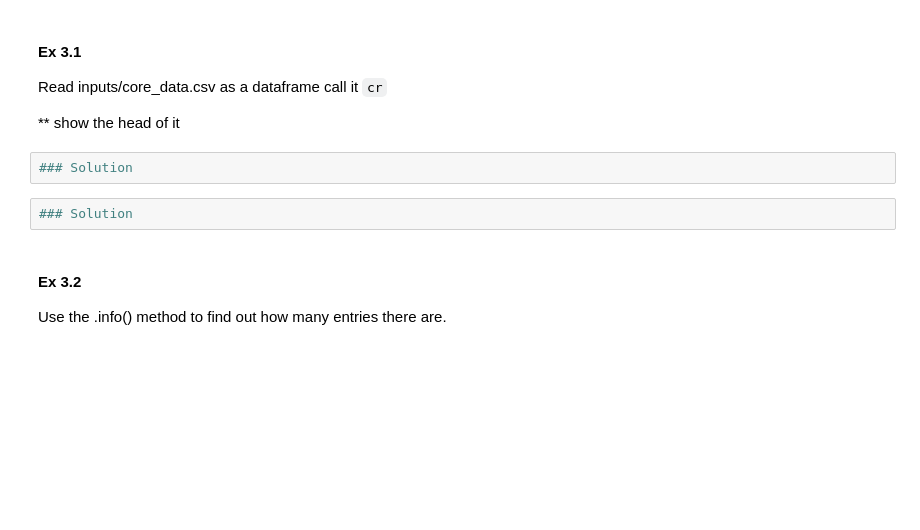
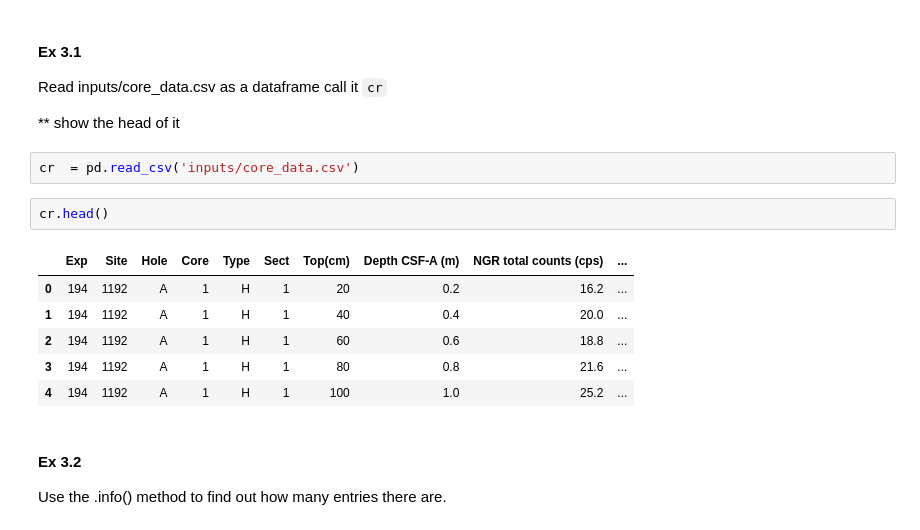
Before and after one commit to ColinWho/forsync, a Jupyter notebook: lectures/lecture02/Lecture02-Exercise.ipynb, the cells around one changed output. Saved outputs shown, nothing was run; the diff lists cells and outputs as text; blank space fills up the shorter version.

```diff
--- a/lectures/lecture02/Lecture02-Exercise.ipynb
+++ b/lectures/lecture02/Lecture02-Exercise.ipynb
@@ -176,9 +259,16 @@ animals
 
  ** show the head of it
 # %%
-### Solution
+cr  = pd.read_csv('inputs/core_data.csv')
-# %%
-### Solution
+# %%
+cr.head()
+# %% [output]
+|  | Exp | Site | Hole | Core | Type | Sect | Top(cm) | Depth CSF-A (m) | NGR total counts (cps) | ... |
+| 0 | 194 | 1192 | A | 1 | H | 1 | 20 | 0.2 | 16.2 | ... |
+| 1 | 194 | 1192 | A | 1 | H | 1 | 40 | 0.4 | 20.0 | ... |
+| 2 | 194 | 1192 | A | 1 | H | 1 | 60 | 0.6 | 18.8 | ... |
+| 3 | 194 | 1192 | A | 1 | H | 1 | 80 | 0.8 | 21.6 | ... |
+| 4 | 194 | 1192 | A | 1 | H | 1 | 100 | 1.0 | 25.2 | ... |
 # %% [markdown]
 #### Ex 3.2
  Use the .info() method to find out how many entries there are.
```
Also changed, not shown: parts of 61 cells of this notebook, 18 other files.
